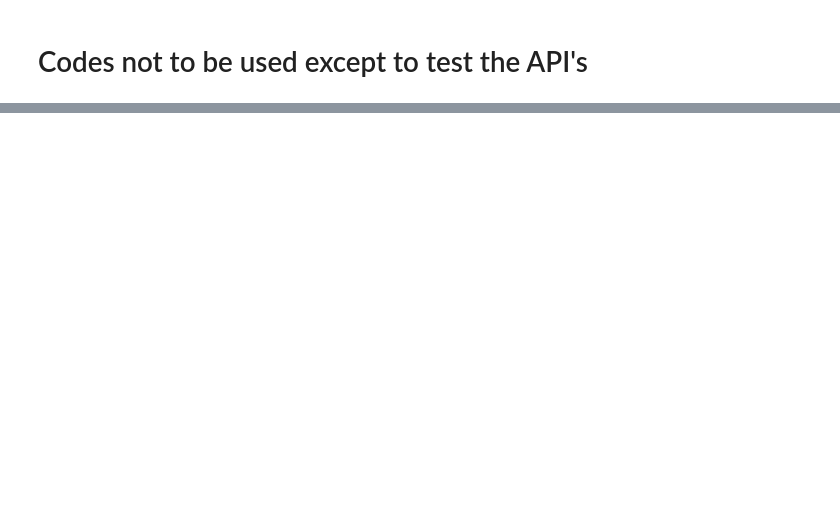
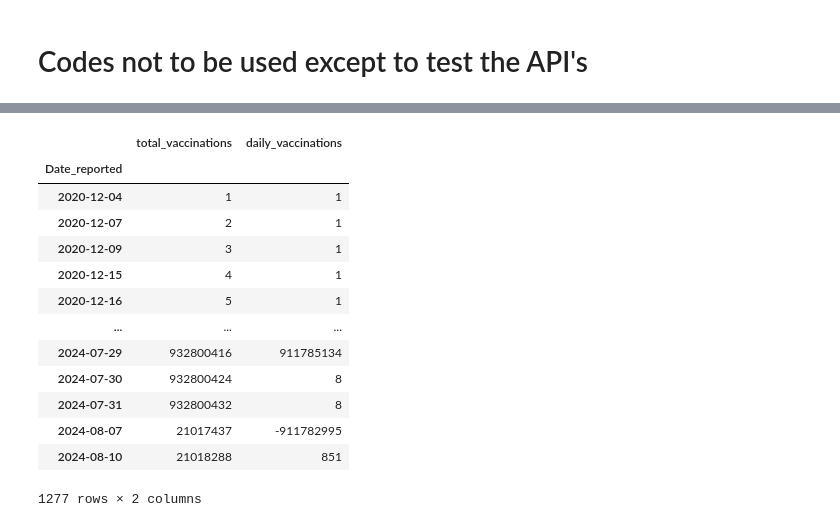
Before and after one commit to nazimben25/project1_group2, a Jupyter notebook: nazim/q4_death_vs_vaccination.ipynb, the cells around one changed output, grey strips where cells are left out. Cells and saved outputs as stored; diff of their text form; code cells hidden in the pictures; blank space fills up the shorter version.

```diff
--- a/nazim/q4_death_vs_vaccination.ipynb
+++ b/nazim/q4_death_vs_vaccination.ipynb
@@ -807,0 +851,17 @@ NameError: name 'requests' is not defined
+# %%
+## create DataFrame Vaccination per company
+
+### import and read csv file
+
+vaccination_daily_path = 'Resources/vaccinations-by-manufacturer.csv'
+vaccination_daily_df = pd.read_csv(vaccination_daily_path)
+
+vaccination_daily_df = vaccination_daily_df.rename(columns={'location': 'Country', 'date' : 'Date_reported'})
+vaccination_daily_df = vaccination_daily_df.astype({'Date_reported' : 'datetime64[ns]'})
+
+vaccination_daily_df = vaccination_daily_df.groupby(['Date_reported']).sum(['total_vaccinations'])
+# death_df exploration
+
+print(vaccination_daily_df.shape)
+print(vaccination_daily_df.dtypes)
+print(vaccination_daily_df.head())
@@ -807,0 +879,30 @@ NameError: name 'requests' is not defined
+# %%
+vaccination_flow_list = []
+
+# Calculate the daily flow by subtracting the previous day's total
+for i in range(1, len(vaccination_daily_df)):
+    daily_flow = vaccination_daily_df['total_vaccinations'].iloc[i] - vaccination_daily_df['total_vaccinations'].iloc[i - 1]
+    vaccination_flow_list.append(daily_flow)
+
+# Insert the first day manually (since there's no previous day for the first value)
+vaccination_flow_list.insert(0, vaccination_daily_df['total_vaccinations'].iloc[0])
+
+# Add the daily flow to the DataFrame
+vaccination_daily_df['daily_vaccinations'] = vaccination_flow_list
+
+vaccination_daily_df
+# %% [output]
+|  | total_vaccinations | daily_vaccinations |
+| Date_reported |  |  |
+| 2020-12-04 | 1 | 1 |
+| 2020-12-07 | 2 | 1 |
+| 2020-12-09 | 3 | 1 |
+| 2020-12-15 | 4 | 1 |
+| 2020-12-16 | 5 | 1 |
+| ... | ... | ... |
+| 2024-07-29 | 932800416 | 911785134 |
+| 2024-07-30 | 932800424 | 8 |
+| 2024-07-31 | 932800432 | 8 |
+| 2024-08-07 | 21017437 | -911782995 |
+| 2024-08-10 | 21018288 | 851 |
+1277 rows × 2 columns
```
Also changed, not shown: parts of 12 cells of this notebook, 1 other file.
